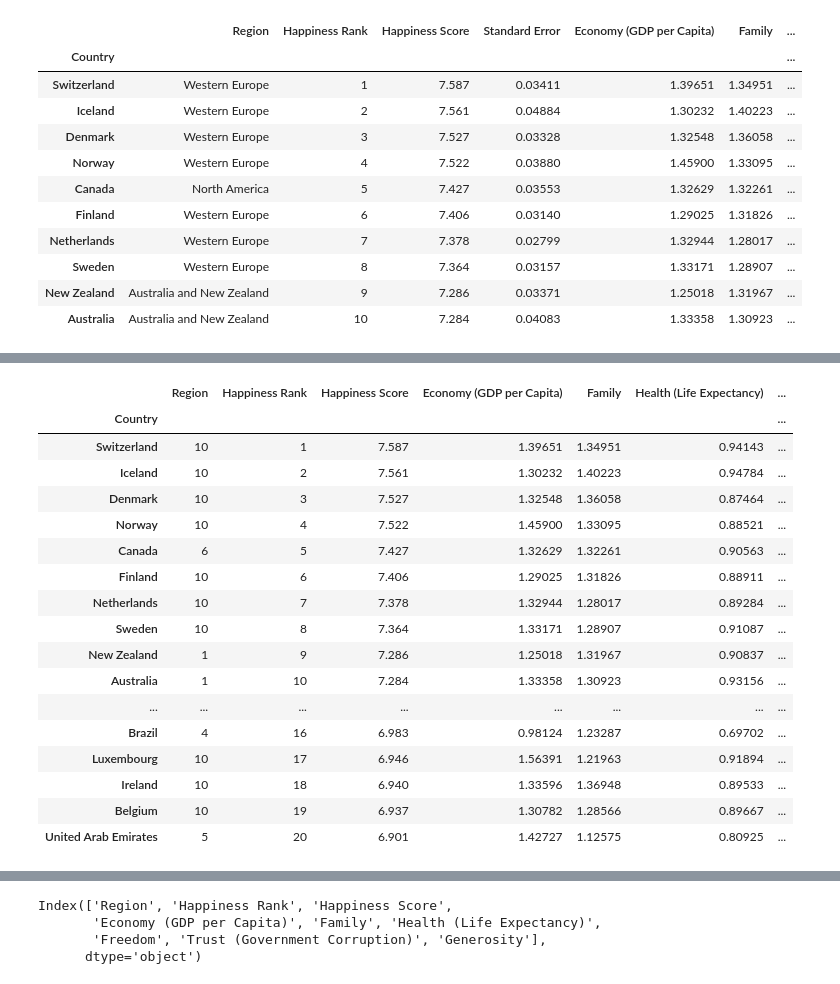
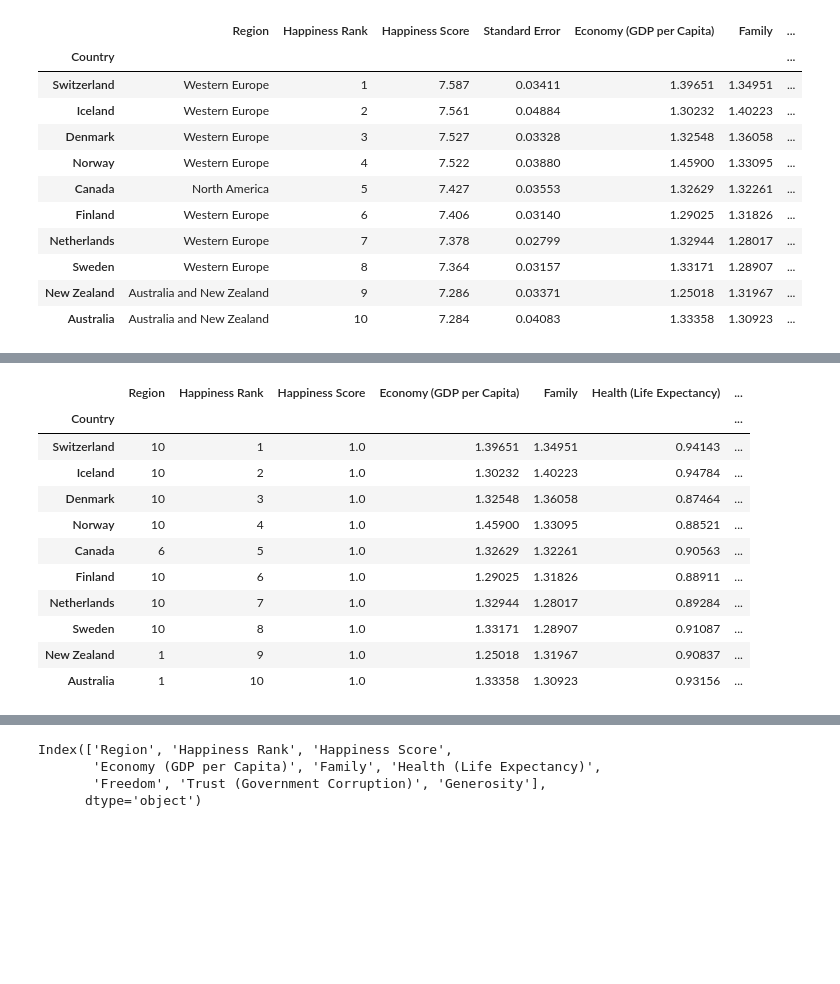
Before and after one commit to jbranaman/World_Happiness_Project, a Jupyter notebook: Capstone Project Happiness Data 2015 Cleanup.ipynb, the cells around one changed output, grey strips where cells are left out. Cells and saved outputs as stored; diff of their text form; code cells hidden in the pictures; blank space fills up the shorter version.

```diff
--- a/Capstone Project Happiness Data 2015 Cleanup.ipynb
+++ b/Capstone Project Happiness Data 2015 Cleanup.ipynb
@@ -70,21 +67,0 @@ happy_df["Region"].replace({"Western_Europe": "10", "North_America": "6", "Austr
-# %%
-happy_df.head(20)
-# %% [output]
-|  | Region | Happiness Rank | Happiness Score | Economy (GDP per Capita) | Family | Health (Life Expectancy) | ... |
-| Country |  |  |  |  |  |  | ... |
-| Switzerland | 10 | 1 | 7.587 | 1.39651 | 1.34951 | 0.94143 | ... |
-| Iceland | 10 | 2 | 7.561 | 1.30232 | 1.40223 | 0.94784 | ... |
-| Denmark | 10 | 3 | 7.527 | 1.32548 | 1.36058 | 0.87464 | ... |
-| Norway | 10 | 4 | 7.522 | 1.45900 | 1.33095 | 0.88521 | ... |
-| Canada | 6 | 5 | 7.427 | 1.32629 | 1.32261 | 0.90563 | ... |
-| Finland | 10 | 6 | 7.406 | 1.29025 | 1.31826 | 0.88911 | ... |
-| Netherlands | 10 | 7 | 7.378 | 1.32944 | 1.28017 | 0.89284 | ... |
-| Sweden | 10 | 8 | 7.364 | 1.33171 | 1.28907 | 0.91087 | ... |
-| New Zealand | 1 | 9 | 7.286 | 1.25018 | 1.31967 | 0.90837 | ... |
-| Australia | 1 | 10 | 7.284 | 1.33358 | 1.30923 | 0.93156 | ... |
-| ... | ... | ... | ... | ... | ... | ... | ... |
-| Brazil | 4 | 16 | 6.983 | 0.98124 | 1.23287 | 0.69702 | ... |
-| Luxembourg | 10 | 17 | 6.946 | 1.56391 | 1.21963 | 0.91894 | ... |
-| Ireland | 10 | 18 | 6.940 | 1.33596 | 1.36948 | 0.89533 | ... |
-| Belgium | 10 | 19 | 6.937 | 1.30782 | 1.28566 | 0.89667 | ... |
-| United Arab Emirates | 5 | 20 | 6.901 | 1.42727 | 1.12575 | 0.80925 | ... |
@@ -92,0 +68,16 @@ happy_df
+# %%
+happy_df["Region"].replace({"Western Europe": "10", "North America": "6", "Australia and New Zealand": "1", "Latin America and Caribbean": "4", "Eastern Asia": "3", "Middle East and Northern Africa": "5", "Central and Eastern Europe": "2", "Southeastern Asia": "7", "Southern Asia": "8", "Sub-Saharan Africa": "9" }, inplace=True)
+happy_df.head(10)
+# %% [output]
+|  | Region | Happiness Rank | Happiness Score | Economy (GDP per Capita) | Family | Health (Life Expectancy) | ... |
+| Country |  |  |  |  |  |  | ... |
+| Switzerland | 10 | 1 | 1.0 | 1.39651 | 1.34951 | 0.94143 | ... |
+| Iceland | 10 | 2 | 1.0 | 1.30232 | 1.40223 | 0.94784 | ... |
+| Denmark | 10 | 3 | 1.0 | 1.32548 | 1.36058 | 0.87464 | ... |
+| Norway | 10 | 4 | 1.0 | 1.45900 | 1.33095 | 0.88521 | ... |
+| Canada | 6 | 5 | 1.0 | 1.32629 | 1.32261 | 0.90563 | ... |
+| Finland | 10 | 6 | 1.0 | 1.29025 | 1.31826 | 0.88911 | ... |
+| Netherlands | 10 | 7 | 1.0 | 1.32944 | 1.28017 | 0.89284 | ... |
+| Sweden | 10 | 8 | 1.0 | 1.33171 | 1.28907 | 0.91087 | ... |
+| New Zealand | 1 | 9 | 1.0 | 1.25018 | 1.31967 | 0.90837 | ... |
+| Australia | 1 | 10 | 1.0 | 1.33358 | 1.30923 | 0.93156 | ... |
```
Also changed, not shown: parts of 6 cells of this notebook.
